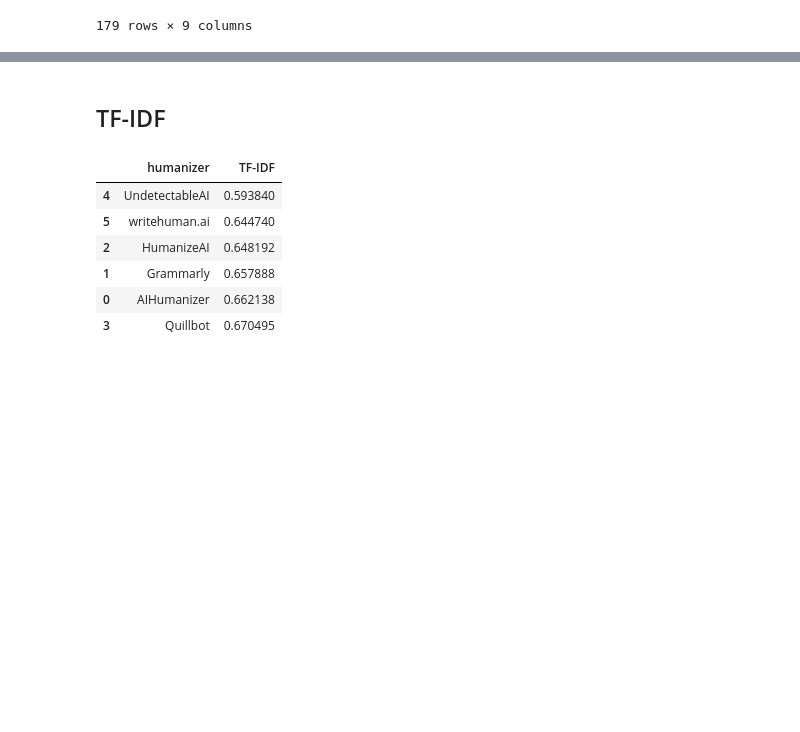
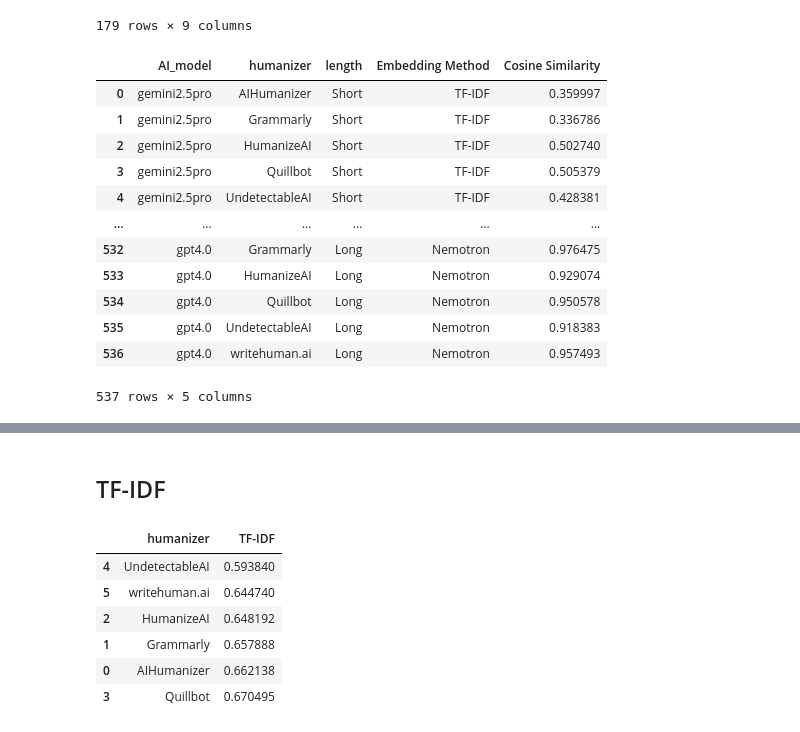
Before and after one commit to warit-tee/FYP, a Jupyter notebook: cosine-similarity/cosim-results.ipynb, the cells around one changed output, grey strips where cells are left out. Drawn from its saved outputs; the diff is of its cells as text; code cells hidden in the pictures; blank space fills up the shorter version.

```diff
--- a/cosine-similarity/cosim-results.ipynb
+++ b/cosine-similarity/cosim-results.ipynb
@@ -92,3 +92,24 @@ df_results_filtered
 # %%
 custom_palette = sns.color_palette("Set2")
 sns.set_palette(custom_palette)
+# %%
+cosim_cols = ['TF-IDF', 'SBERT', 'Nemotron']
+melted_df = df_results_filtered.melt(id_vars=['AI_model', 'humanizer', 'length'],
+                                     value_vars=cosim_cols,
+                                     var_name='Embedding Method',
+                                     value_name='Cosine Similarity')
+melted_df
+# %% [output]
+|  | AI_model | humanizer | length | Embedding Method | Cosine Similarity |
+| 0 | gemini2.5pro | AIHumanizer | Short | TF-IDF | 0.359997 |
+| 1 | gemini2.5pro | Grammarly | Short | TF-IDF | 0.336786 |
+| 2 | gemini2.5pro | HumanizeAI | Short | TF-IDF | 0.502740 |
+| 3 | gemini2.5pro | Quillbot | Short | TF-IDF | 0.505379 |
+| 4 | gemini2.5pro | UndetectableAI | Short | TF-IDF | 0.428381 |
+| ... | ... | ... | ... | ... | ... |
+| 532 | gpt4.0 | Grammarly | Long | Nemotron | 0.976475 |
+| 533 | gpt4.0 | HumanizeAI | Long | Nemotron | 0.929074 |
+| 534 | gpt4.0 | Quillbot | Long | Nemotron | 0.950578 |
+| 535 | gpt4.0 | UndetectableAI | Long | Nemotron | 0.918383 |
+| 536 | gpt4.0 | writehuman.ai | Long | Nemotron | 0.957493 |
+537 rows × 5 columns
```
Also changed, not shown: parts of 2 cells of this notebook, 3 other files.
